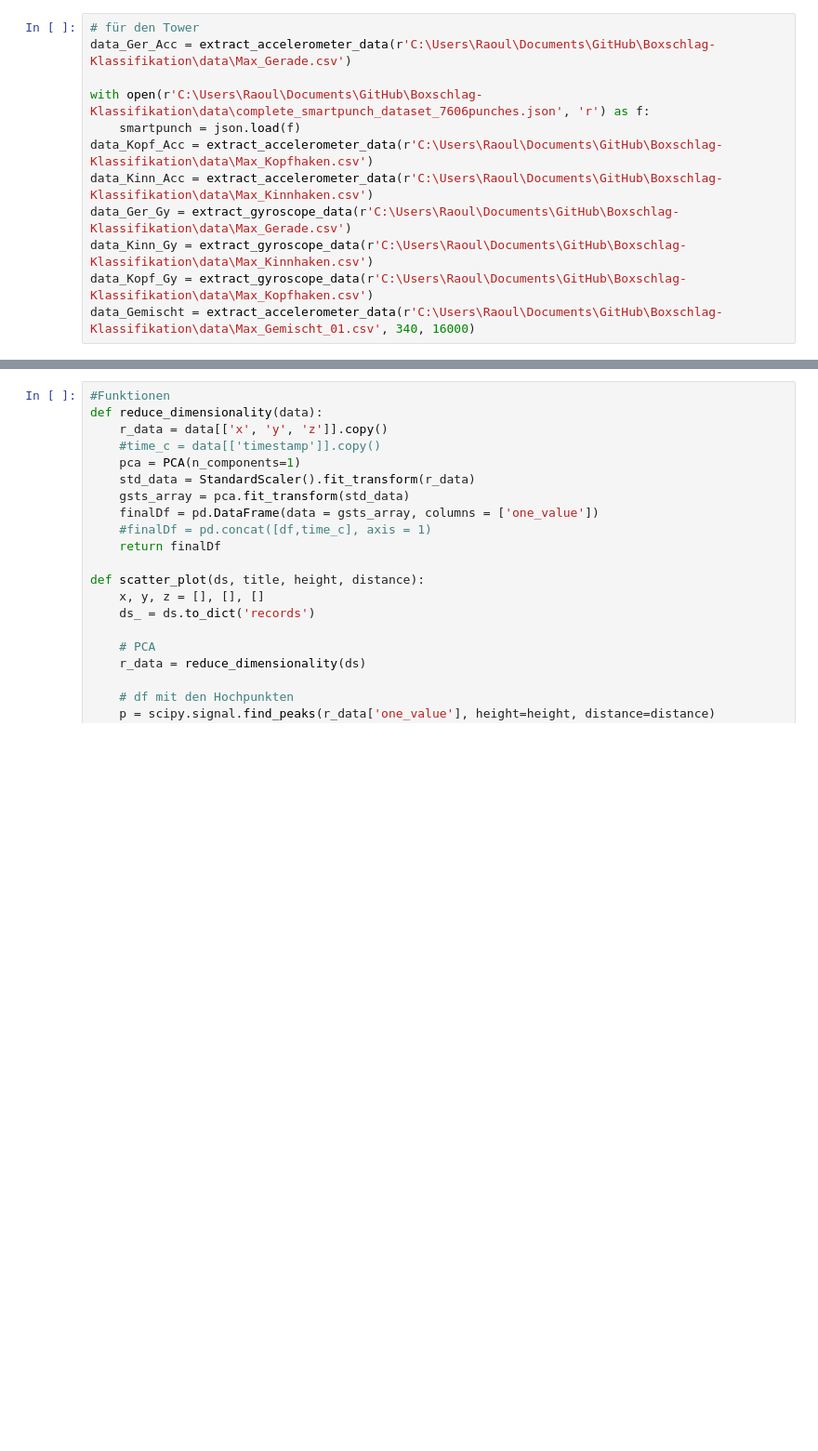
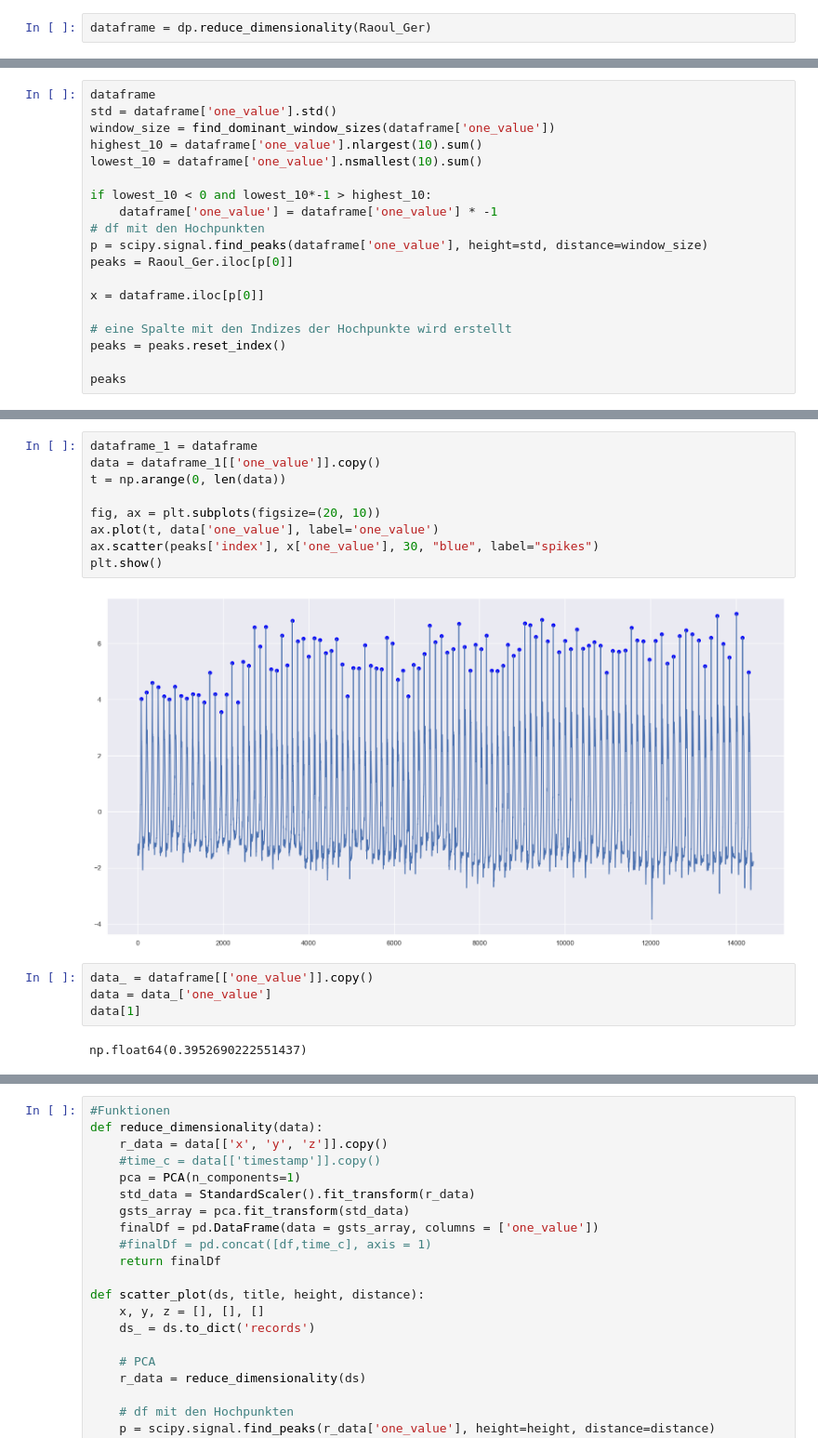
Before and after one commit to lalul335/Boxschlag-Klassifikation, a Jupyter notebook: test_2.ipynb, the cells around one changed output, grey strips where cells are left out. Shown at 93% size. Drawn from its saved outputs; the diff is of its cells as text; blank space fills up the shorter version.

```diff
--- a/test_2.ipynb
+++ b/test_2.ipynb
@@ -30,12 +75,2 @@ data_Gemischt =extract_accelerometer_data(r'/Users/raouldoublan/Documents/GitHub
 # %%
-# für den Tower
-data_Ger_Acc = extract_accelerometer_data(r'C:\Users\Raoul\Documents\GitHub\Boxschlag-Klassifikation\data\Max_Gerade.csv')
-
-with open(r'C:\Users\Raoul\Documents\GitHub\Boxschlag-Klassifikation\data\complete_smartpunch_dataset_7606punches.json', 'r') as f:
-    smartpunch = json.load(f)
-data_Kopf_Acc = extract_accelerometer_data(r'C:\Users\Raoul\Documents\GitHub\Boxschlag-Klassifikation\data\Max_Kopfhaken.csv')
-data_Kinn_Acc = extract_accelerometer_data(r'C:\Users\Raoul\Documents\GitHub\Boxschlag-Klassifikation\data\Max_Kinnhaken.csv')
-data_Ger_Gy = extract_gyroscope_data(r'C:\Users\Raoul\Documents\GitHub\Boxschlag-Klassifikation\data\Max_Gerade.csv')
-data_Kinn_Gy = extract_gyroscope_data(r'C:\Users\Raoul\Documents\GitHub\Boxschlag-Klassifikation\data\Max_Kinnhaken.csv')
-data_Kopf_Gy = extract_gyroscope_data(r'C:\Users\Raoul\Documents\GitHub\Boxschlag-Klassifikation\data\Max_Kopfhaken.csv')
-data_Gemischt = extract_accelerometer_data(r'C:\Users\Raoul\Documents\GitHub\Boxschlag-Klassifikation\data\Max_Gemischt_01.csv', 340, 16000)
+dataframe = dp.reduce_dimensionality(Raoul_Ger)
@@ -41,0 +98,19 @@ data_Gemischt = extract_accelerometer_data(r'C:\Users\Raoul\Documents\GitHub\Box
+# %%
+dataframe
+std = dataframe['one_value'].std()
+window_size = find_dominant_window_sizes(dataframe['one_value'])
+highest_10 = dataframe['one_value'].nlargest(10).sum()
+lowest_10 = dataframe['one_value'].nsmallest(10).sum()
+
+if lowest_10 < 0 and lowest_10*-1 > highest_10:
+    dataframe['one_value'] = dataframe['one_value'] * -1
+# df mit den Hochpunkten
+p = scipy.signal.find_peaks(dataframe['one_value'], height=std, distance=window_size)
+peaks = Raoul_Ger.iloc[p[0]]
+
+x = dataframe.iloc[p[0]]
+
+# eine Spalte mit den Indizes der Hochpunkte wird erstellt
+peaks = peaks.reset_index()
+
+peaks
@@ -41,0 +131,17 @@ data_Gemischt = extract_accelerometer_data(r'C:\Users\Raoul\Documents\GitHub\Box
+# %%
+dataframe_1 = dataframe
+data = dataframe_1[['one_value']].copy()
+t = np.arange(0, len(data))
+
+fig, ax = plt.subplots(figsize=(20, 10))
+ax.plot(t, data['one_value'], label='one_value')
+ax.scatter(peaks['index'], x['one_value'], 30, "blue", label="spikes")
+plt.show()
+# %% [output]
+[figure, added]
+# %%
+data_ = dataframe[['one_value']].copy()
+data = data_['one_value']
+data[1]
+# %% [output]
+np.float64(0.3952690222551437)
```
Also changed, not shown: parts of 11 cells of this notebook, 1 other file.
